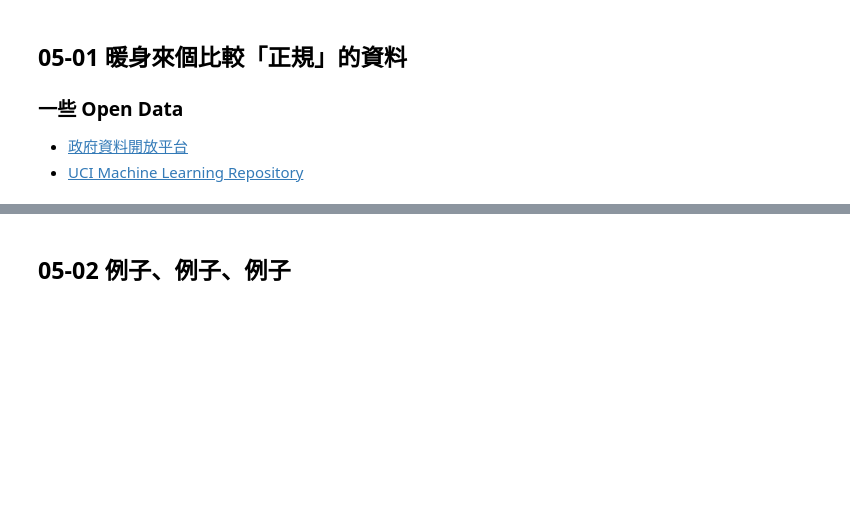
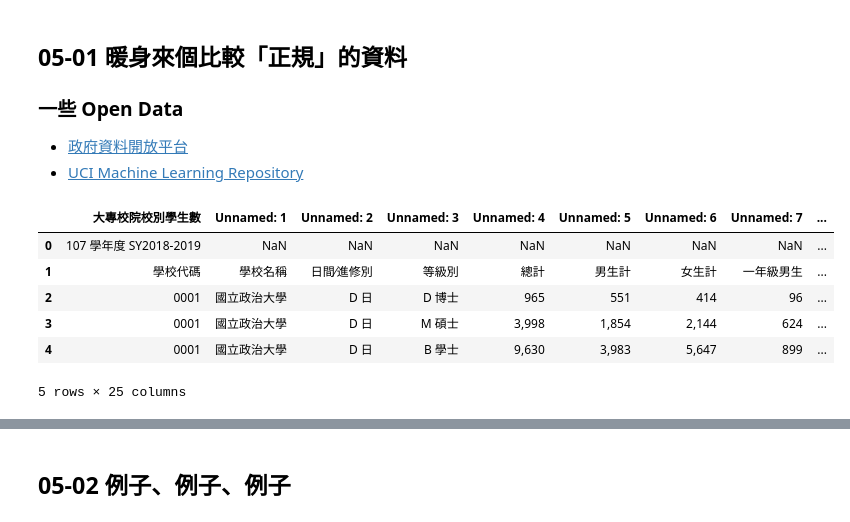
Before and after one commit to nicolesn/python-lab, a Jupyter notebook: 05. Pandas.ipynb, the cells around one changed output, grey strips where cells are left out. Drawn from its saved outputs; the diff is of its cells as text; code cells hidden in the pictures; blank space fills up the shorter version.

```diff
--- a/05. Pandas.ipynb
+++ b/05. Pandas.ipynb
@@ -38,0 +35,10 @@ import locale
+# %%
+df. head()
+# %% [output]
+|  | 大專校院校別學生數 | Unnamed: 1 | Unnamed: 2 | Unnamed: 3 | Unnamed: 4 | Unnamed: 5 | Unnamed: 6 | Unnamed: 7 | ... |
+| 0 | 107 學年度 SY2018-2019 | NaN | NaN | NaN | NaN | NaN | NaN | NaN | ... |
+| 1 | 學校代碼 | 學校名稱 | 日間∕進修別 | 等級別 | 總計 | 男生計 | 女生計 | 一年級男生 | ... |
+| 2 | 0001 | 國立政治大學 | D 日 | D 博士 | 965 | 551 | 414 | 96 | ... |
+| 3 | 0001 | 國立政治大學 | D 日 | M 碩士 | 3,998 | 1,854 | 2,144 | 624 | ... |
+| 4 | 0001 | 國立政治大學 | D 日 | B 學士 | 9,630 | 3,983 | 5,647 | 899 | ... |
+5 rows × 25 columns
```
Also changed, not shown: parts of 14 cells of this notebook, 4 other files.
